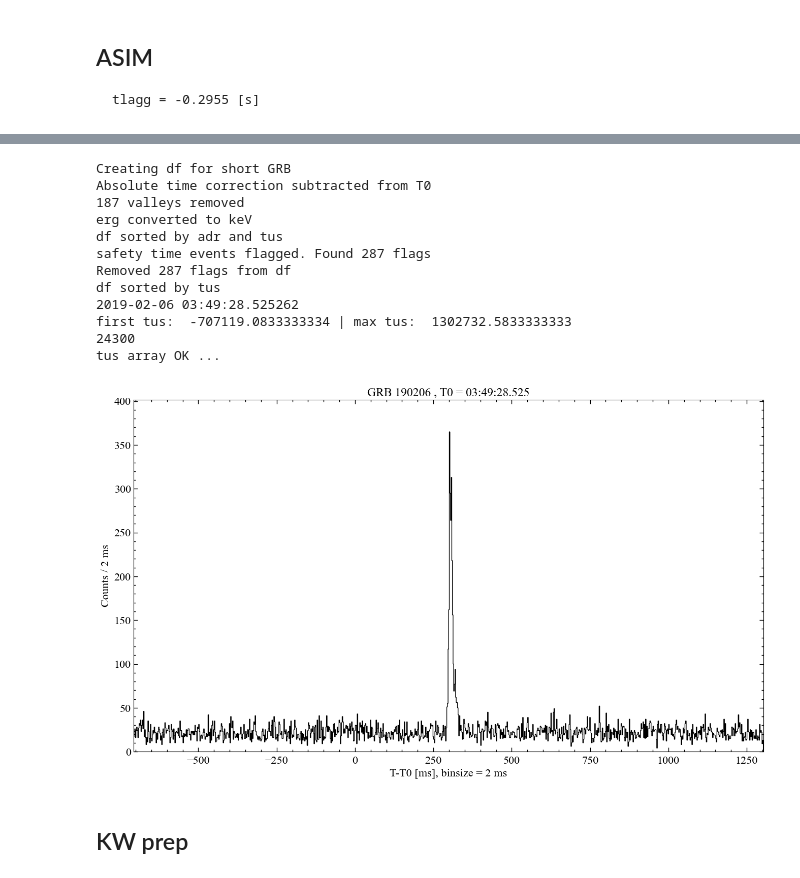
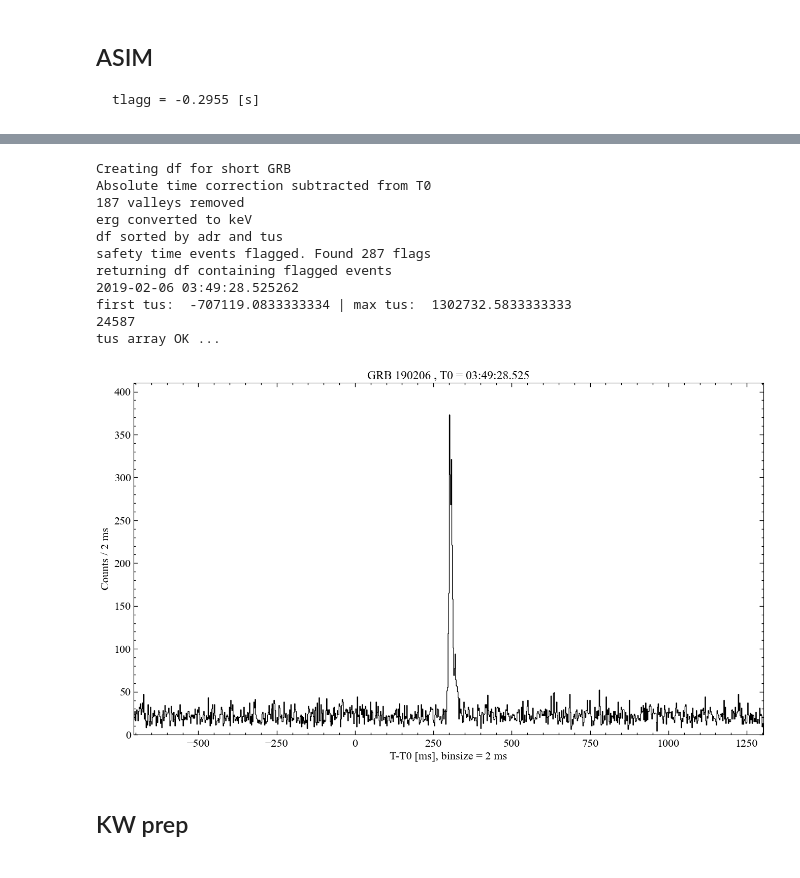
Before and after one commit to AndreasRamsli/GRB, a Jupyter notebook: xspec/ASIM/GRB190206_new.ipynb, the cells around one changed output, grey strips where cells are left out. Saved outputs shown, nothing was run; the diff lists cells and outputs as text; code cells hidden in the pictures.

```diff
--- a/xspec/ASIM/GRB190206_new.ipynb
+++ b/xspec/ASIM/GRB190206_new.ipynb
@@ -50,24 +70,23 @@ LC_calibration loaded successfully!
 # %%
-ASIM_df, T0_ASIM = complete_df(grb_id="GRB190206",remove_flag=True)
+ASIM_df, T0_ASIM = complete_df(grb_id="GRB190206",remove_flag=False)
 tus = ASIM_df["tus"].to_numpy(dtype=np.float64)
 print(T0_ASIM)
 print("first tus: ",min(tus),"| max tus: ", max(tus))
 print(len(tus))
 plot_HED(tus_arr=tus,T0=T0_ASIM,binsize=2)
 # %% [output]
 Creating df for short GRB
 Absolute time correction subtracted from T0
 187 valleys removed
 erg converted to keV
 df sorted by adr and tus
 safety time events flagged. Found 287 flags
-Removed 287 flags from df
-df sorted by tus
+returning df containing flagged events
 2019-02-06 03:49:28.525262
 first tus:  -707119.0833333334 | max tus:  1302732.5833333333
-24300
+24587
 tus array OK ...
-[figure, old version]
+[figure, new version]
 # %% [markdown]
 ## KW prep
 # %%
```
Also changed, not shown: parts of 5 cells of this notebook.
